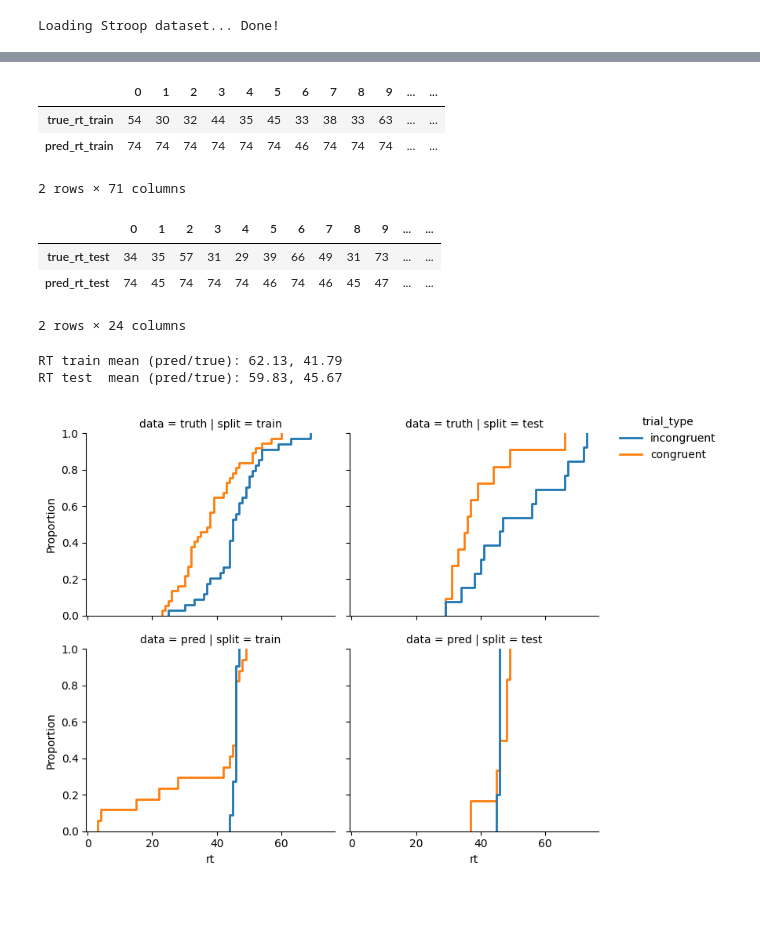
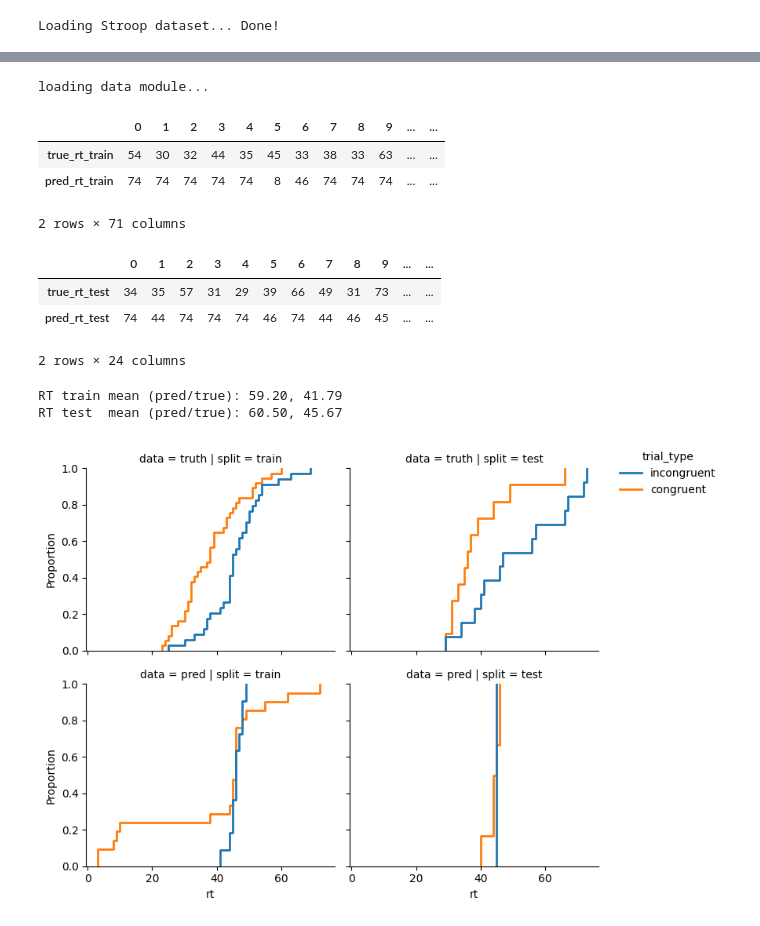
Before and after one commit to morteza/CogPonder, a Jupyter notebook: notebooks/Stroop (Fixed HP).ipynb, the cells around one changed output, grey strips where cells are left out. Drawn from its saved outputs; the diff is of its cells as text; code cells hidden in the pictures.

```diff
--- a/notebooks/Stroop (Fixed HP).ipynb
+++ b/notebooks/Stroop (Fixed HP).ipynb
@@ -130,8 +107,14 @@ Total estimated model params size (MB): 0
 # DEBUG
 
 # DEBUG - Load the checkpoint
+
 model_ckpt = CogPonderModel.load_from_checkpoint(CONFIG['checkpoint_path'])
 model_ckpt.eval()
+
+if not 'datamodule' in locals() or not hasattr(datamodule, 'train_dataset'):
+    print('loading data module...')
+    datamodule = CogPonderDataModule(data, batch_size=CONFIG['batch_size'], num_workers=8)
+    datamodule.prepare_data()
 
 X_train, trial_types_train, _, y_train, rt_train = datamodule.dataset[datamodule.train_dataset.indices]
 X_test, trial_types_test, _, y_test, rt_test = datamodule.dataset[datamodule.test_dataset.indices]
@@ -149,39 +132,40 @@ with torch.no_grad():
     y_train_pred = y_train_steps.gather(dim=0, index=rt_train_pred[None, :] - 1,)[0]  # (batch_size,)
     y_test_pred = y_test_steps.gather(dim=0, index=rt_test_pred[None, :] - 1,)[0]  # (batch_size,)
 
     train_res = pd.DataFrame({'true_rt_train': rt_train.detach().tolist(),
                               'pred_rt_train': rt_train_pred.tolist()})
     test_res = pd.DataFrame({'true_rt_test': rt_test.detach().tolist(),
                              'pred_rt_test': rt_test_pred.tolist()})
 
     display(train_res.T, test_res.T)
 
     # report accuracy
     match CONFIG['task']:
         case 'nback':
             accuracy_fn = torchmetrics.Accuracy().to(device)
             train_accuracy = accuracy_fn(y_train_pred, y_train.int())
             print('NBACK TRAIN ACCURACY', train_accuracy.item())
             accuracy_fn = torchmetrics.Accuracy().to(device)
             test_accuracy = accuracy_fn(y_test_pred, y_test.int())
             print('NBACK TEST  ACCURACY', test_accuracy.item())
         case 'stroop':
             pass
 
 # DEBUG report medians
 print(f'RT train mean (pred/true): {rt_train_pred.float().mean().item():.2f}, {rt_train.float().mean().item():.2f}')
 print(f'RT test  mean (pred/true): {rt_test_pred.float().mean().item():.2f}, {rt_test.float().mean().item():.2f}')
 # %% [output]
+loading data module...
 |  | 0 | 1 | 2 | 3 | 4 | 5 | 6 | 7 | 8 | 9 | ... | ... |
 | true_rt_train | 54 | 30 | 32 | 44 | 35 | 45 | 33 | 38 | 33 | 63 | ... | ... |
-| pred_rt_train | 74 | 74 | 74 | 74 | 74 | 74 | 46 | 74 | 74 | 74 | ... | ... |
+| pred_rt_train | 74 | 74 | 74 | 74 | 74 | 8 | 46 | 74 | 74 | 74 | ... | ... |
-2 rows × 71 columns
+2 rows × 71 columns
 |  | 0 | 1 | 2 | 3 | 4 | 5 | 6 | 7 | 8 | 9 | ... | ... |
 | true_rt_test | 34 | 35 | 57 | 31 | 29 | 39 | 66 | 49 | 31 | 73 | ... | ... |
-| pred_rt_test | 74 | 45 | 74 | 74 | 74 | 46 | 74 | 46 | 45 | 47 | ... | ... |
+| pred_rt_test | 74 | 44 | 74 | 74 | 74 | 46 | 74 | 44 | 46 | 45 | ... | ... |
-2 rows × 24 columns
-RT train mean (pred/true): 62.13, 41.79
-RT test  mean (pred/true): 59.83, 45.67
+2 rows × 24 columns
+RT train mean (pred/true): 59.20, 41.79
+RT test  mean (pred/true): 60.50, 45.67
 # %%
 plot_data_train = pd.DataFrame({
     'rt': rt_train,
@@ -245,7 +229,7 @@ sns.move_legend(g, "upper left", bbox_to_anchor=(1, 1))
 plt.tight_layout()
 plt.show()
 # %% [output]
-[figure, old version]
+[figure, new version]
 # %%
 g = sns.displot(
     plot_data,
```
Also changed, not shown: parts of 3 cells of this notebook.
